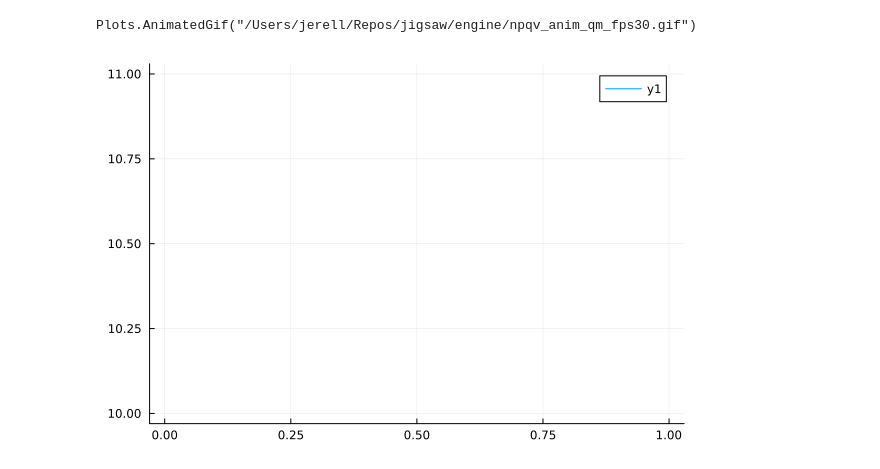
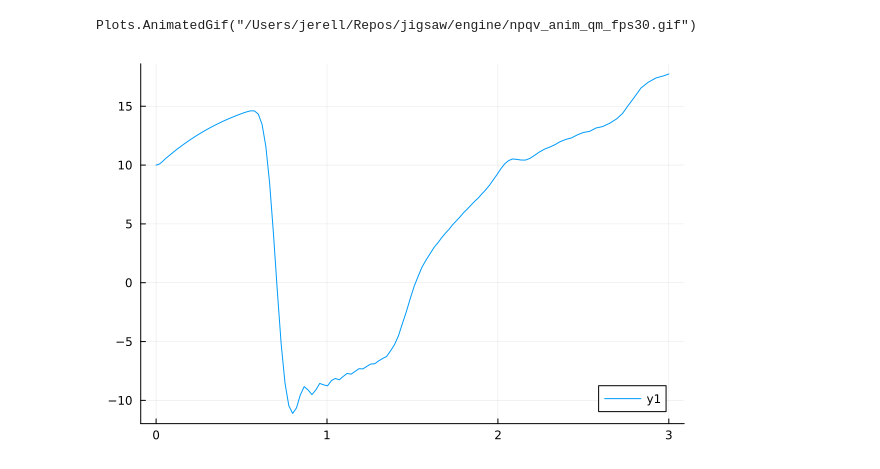
Before and after one commit to Jerell/jigsaw, a Jupyter notebook: engine/newpipe qv.ipynb, the cells around one changed output. Drawn from its saved outputs; the diff is of its cells as text; code cells hidden in the pictures.

```diff
--- a/engine/newpipe qv.ipynb
+++ b/engine/newpipe qv.ipynb
@@ -225,7 +251,7 @@ gif(anim, "npqv_anim_qm_fps30.gif", fps = 30)
 └ @ Plots /Users/jerell/.julia/packages/Plots/sxUvK/src/animation.jl:156
 Plots.AnimatedGif("/Users/jerell/Repos/jigsaw/engine/npqv_anim_qm_fps30.gif")
 # %%
-plot(sol.t, map(x -> x[1] ,sol[transPipe.qm]))
+plot(sol.t, map(x -> x[1] ,sol[transPipe2.qm]))
 # %% [output]
-[figure, old version]
+[figure, new version]
 # %%
```
Also changed, not shown: parts of 8 cells of this notebook, 2 other files.
